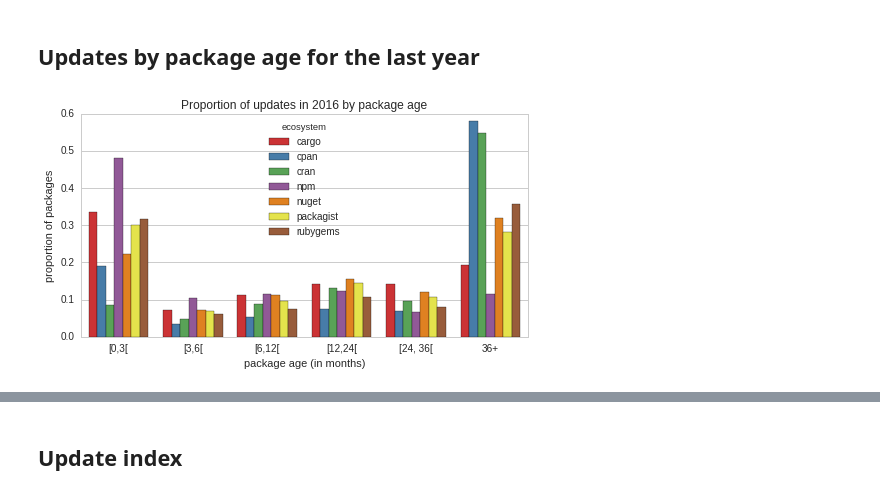
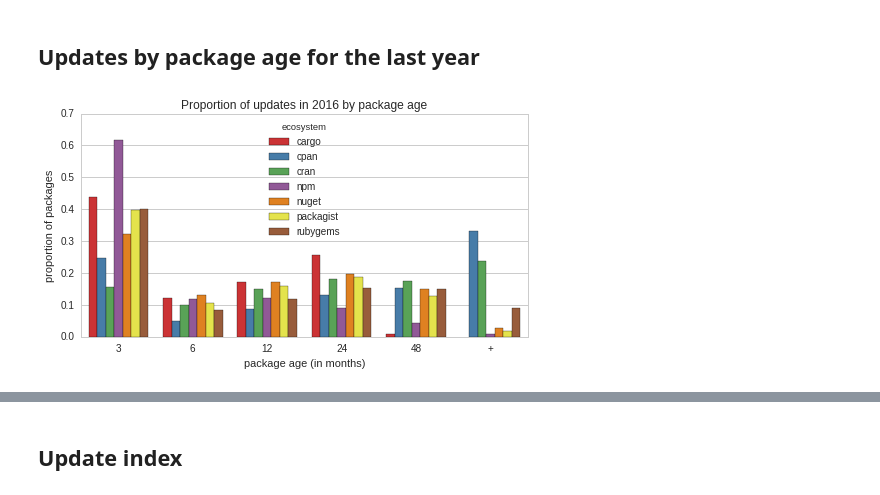
Before and after one commit to AlexandreDecan/ecos-emse, a Jupyter notebook: notebooks/Ecosystem activity.ipynb, the cells around one changed output, grey strips where cells are left out. Cells and saved outputs as stored; diff of their text form; code cells hidden in the pictures.

```diff
--- a/notebooks/Ecosystem activity.ipynb
+++ b/notebooks/Ecosystem activity.ipynb
@@ -606,8 +606,9 @@ savefig(figure, 'act_nb_packages_updates_by_package')
 figure, ax = matplotlib.pyplot.subplots()
 figure.set_size_inches(FIG_SIZE)
 
-bins = [0, 3, 6, 12, 24, 36, pandas.np.inf]
-labels = ['[0,3[', '[3,6[', '[6,12[', '[12,24[', '[24, 36[', '36+']
+bins = [0, 3, 6, 12, 24, 48, pandas.np.inf]
+#labels = ['[0,3[', '[3,6[', '[6,12[', '[12,24[', '[24, 36[', '36+']
+labels = ['3', '6', '12', '24', '48', '+']
 
 df = pandas.concat(
     [
@@ -615,7 +616,7 @@ df = pandas.concat(
             data['packages']
             [data['packages']['time'].dt.year == 2016]  # Keep updates for 2016
             .query('first_release != time')  # Remove initial releases
-            .assign(age=lambda d: (d['time'] - d['first_release']).dt.days / 12)
+            .assign(age=lambda d: (d['time'] - d['first_release']).dt.days / 30)
             .groupby('age', as_index=False)
             .agg({'version': 'count'})
             .assign(p=lambda d: d['version'] / d['version'].sum())
@@ -628,31 +629,31 @@ df = pandas.concat(
                     include_lowest=True,
                 )
             )
             .groupby('age', as_index=False)
             .sum()
             .assign(ecosystem=ecosystem)
         )
         for ecosystem, data in df_data.items()
     ]
 )
 
 seaborn.barplot(
     data=df,
     x='age',
     y='p',
     hue='ecosystem',
     order=labels,
     hue_order=ECOSYSTEMS,
     palette=COLORS,
     ax=ax
 )
 
 ax.set(
     title='Proportion of updates in 2016 by package age',
     xlabel='package age (in months)',
     ylabel='proportion of packages',
 )
 
 savefig(figure, 'act_packages_updates_by_age_2016')
 # %% [output]
-[figure, old version]
+[figure, new version]
```
Also changed, not shown: parts of 2 cells of this notebook, 2 other files.
